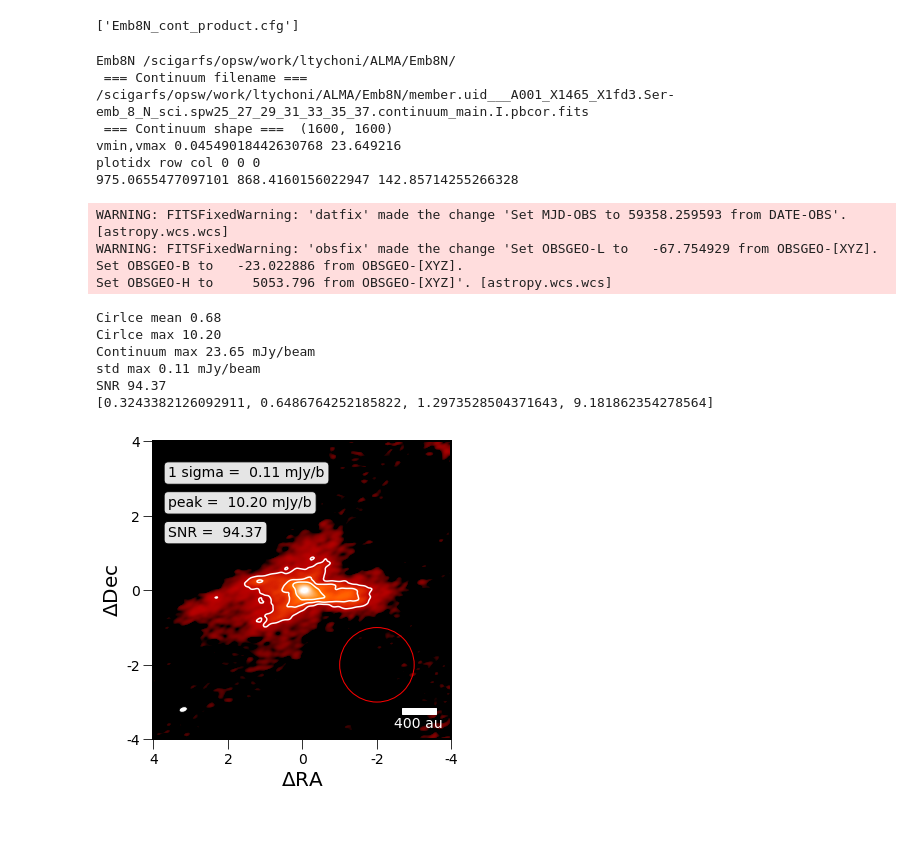
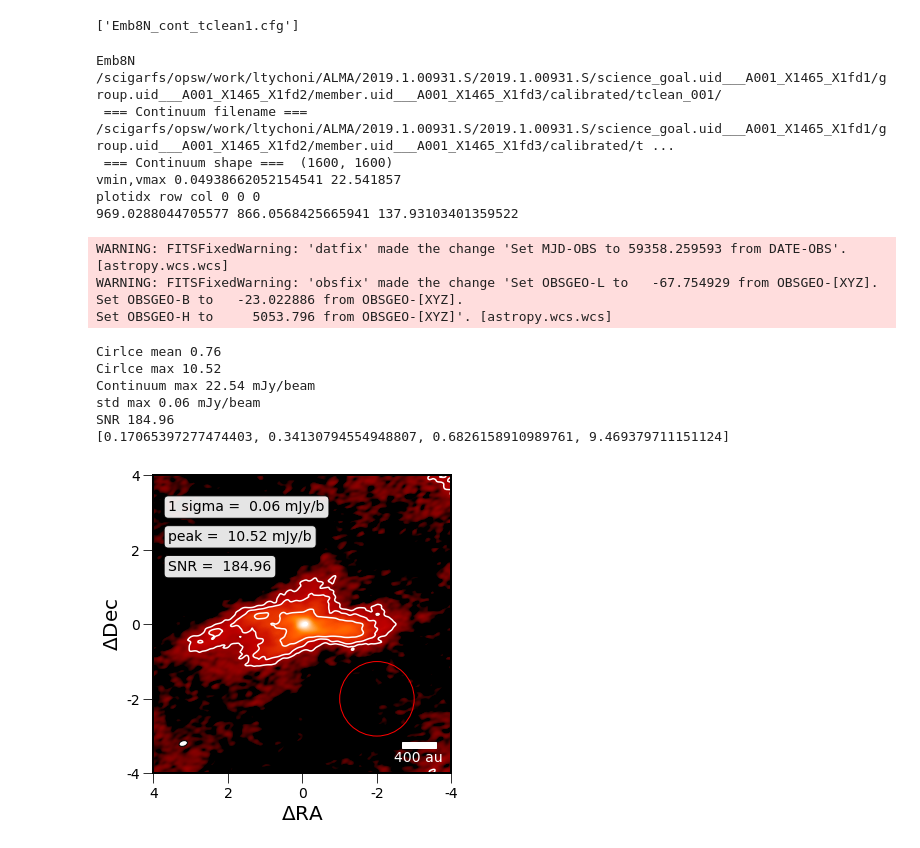
Before and after one commit to lukasztychoniec/VisualizationALMA, a Jupyter notebook: ContinuumMain.ipynb, the cells around one changed output. Cells and saved outputs as stored; diff of their text form; code cells hidden in the pictures.

Commit message:
commit continuum file

```diff
--- a/ContinuumMain.ipynb
+++ b/ContinuumMain.ipynb
@@ -58,9 +58,9 @@ cmap_blueorange.set_bad('#0e4c72')
 cmap_blueorange.set_over('#7a2c00')
 # %%
 cfg = configparser.ConfigParser()
-cfg.read('Emb8N_cont_product.cfg')
+cfg.read('Emb8N_cont_tclean1.cfg')
 # %% [output]
-['Emb8N_cont_product.cfg']
+['Emb8N_cont_tclean1.cfg']
 # %%
 FitsDictionary = {}
 prefixes = ast.literal_eval(cfg.get('directory','prefixes'))
@@ -176,8 +176,8 @@ for i in range(len(manual_keys)):
             plot_vmin = np.nanstd(cont_dataset)*0.3
             plot_vmax = np.max(zoomed_tab)*0.8
 
-            cont_norm = ImageNormalize(cont_dataset, vmin=plot_vmin,
-                                           vmax=plot_vmax,
+            cont_norm = ImageNormalize(cont_dataset, vmin=0,
+                                           vmax=10,
                                            stretch=LogStretch(1000))
 
 
@@ -317,42 +317,42 @@ for i in range(len(manual_keys)):
             print ('SNR %.2f'%(max_circle/std_circle))
 
 
             ax.contour(cont_dataset,origin='lower',colors='white',
                                                   levels=levels,
                                                 )
             ax.text(0.05,0.88,'1 sigma =  %.2f mJy/b'%(std_circle),\
                                                 transform=ax.transAxes,color='black',bbox=props)
 
             ax.text(0.05,0.78,'peak =  %.2f mJy/b'%(max_circle),\
                                                 transform=ax.transAxes,color='black',bbox=props)
 
             ax.text(0.05,0.68,'SNR =  %.2f'%(max_circle/std_circle),\
                                                 transform=ax.transAxes,color='black',bbox=props)
 
             print (levels)
             plotidx += 1
 
 
-plt.savefig('plots/cont_'+str(plotidx)+'_product.png',dpi=300)
+plt.savefig('plots/cont_'+str(plotidx)+'_tclean.png',dpi=300)
 
 
 plt.show()
 plt.close()
 # %% [output]
-Emb8N /scigarfs/opsw/work/ltychoni/ALMA/Emb8N/
- === Continuum filename ===  /scigarfs/opsw/work/ltychoni/ALMA/Emb8N/member.uid___A001_X1465_X1fd3.Ser-emb_8_N_sci.spw25_27_29_31_33_35_37.continuum_main.I.pbcor.fits
+Emb8N /scigarfs/opsw/work/ltychoni/ALMA/2019.1.00931.S/2019.1.00931.S/science_goal.uid___A001_X1465_X1fd1/group.uid___A001_X1465_X1fd2/member.uid___A001_X1465_X1fd3/calibrated/tclean_001/
+ === Continuum filename ===  /scigarfs/opsw/work/ltychoni/ALMA/2019.1.00931.S/2019.1.00931.S/science_goal.uid___A001_X1465_X1fd1/group.uid___A001_X1465_X1fd2/member.uid___A001_X1465_X1fd3/calibrated/t ...
  === Continuum shape ===  (1600, 1600)
-vmin,vmax 0.04549018442630768 23.649216
+vmin,vmax 0.04938662052154541 22.541857
 plotidx row col 0 0 0
-975.0655477097101 868.4160156022947 142.85714255266328
+969.0288044705577 866.0568425665941 137.93103401359522
 WARNING: FITSFixedWarning: 'datfix' made the change 'Set MJD-OBS to 59358.259593 from DATE-OBS'. [astropy.wcs.wcs]
 WARNING: FITSFixedWarning: 'obsfix' made the change 'Set OBSGEO-L to   -67.754929 from OBSGEO-[XYZ].
 Set OBSGEO-B to   -23.022886 from OBSGEO-[XYZ].
 Set OBSGEO-H to     5053.796 from OBSGEO-[XYZ]'. [astropy.wcs.wcs]
-Cirlce mean 0.68
-Cirlce max 10.20
-Continuum max 23.65 mJy/beam
-std max 0.11 mJy/beam
-SNR 94.37
-[0.3243382126092911, 0.6486764252185822, 1.2973528504371643, 9.181862354278564]
+Cirlce mean 0.76
+Cirlce max 10.52
+Continuum max 22.54 mJy/beam
+std max 0.06 mJy/beam
+SNR 184.96
+[0.17065397277474403, 0.34130794554948807, 0.6826158910989761, 9.469379711151124]
-[figure, old version]
+[figure, new version]
```
